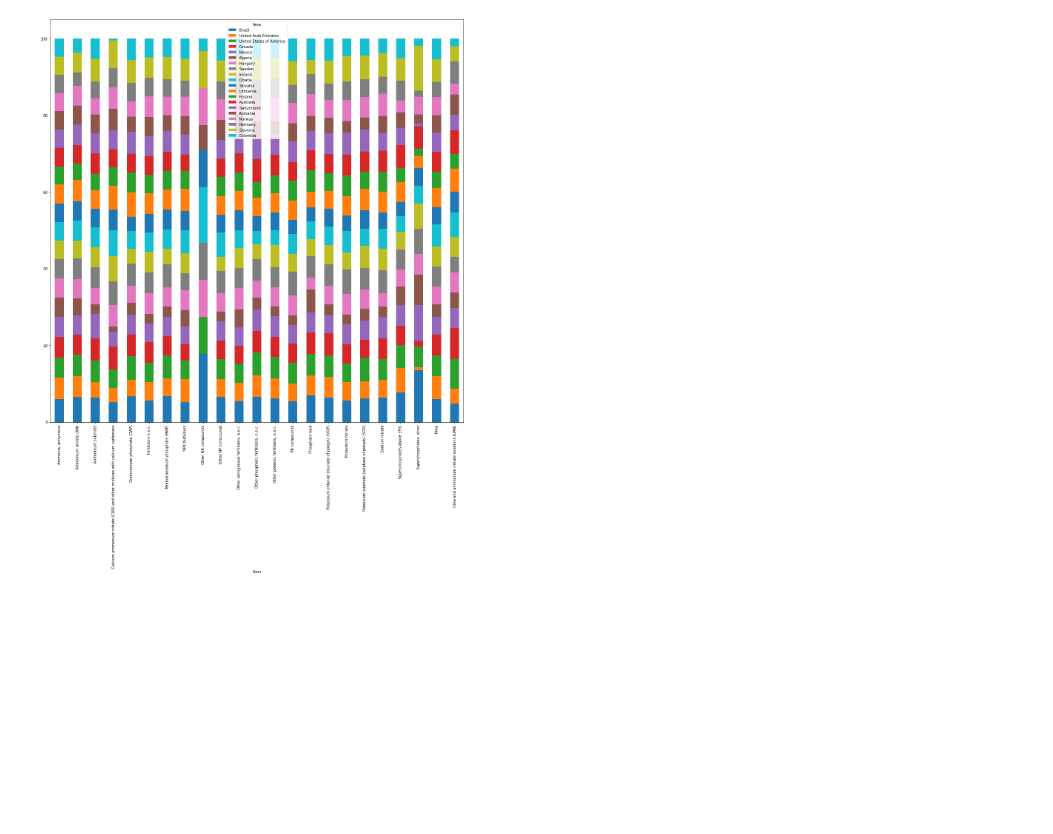
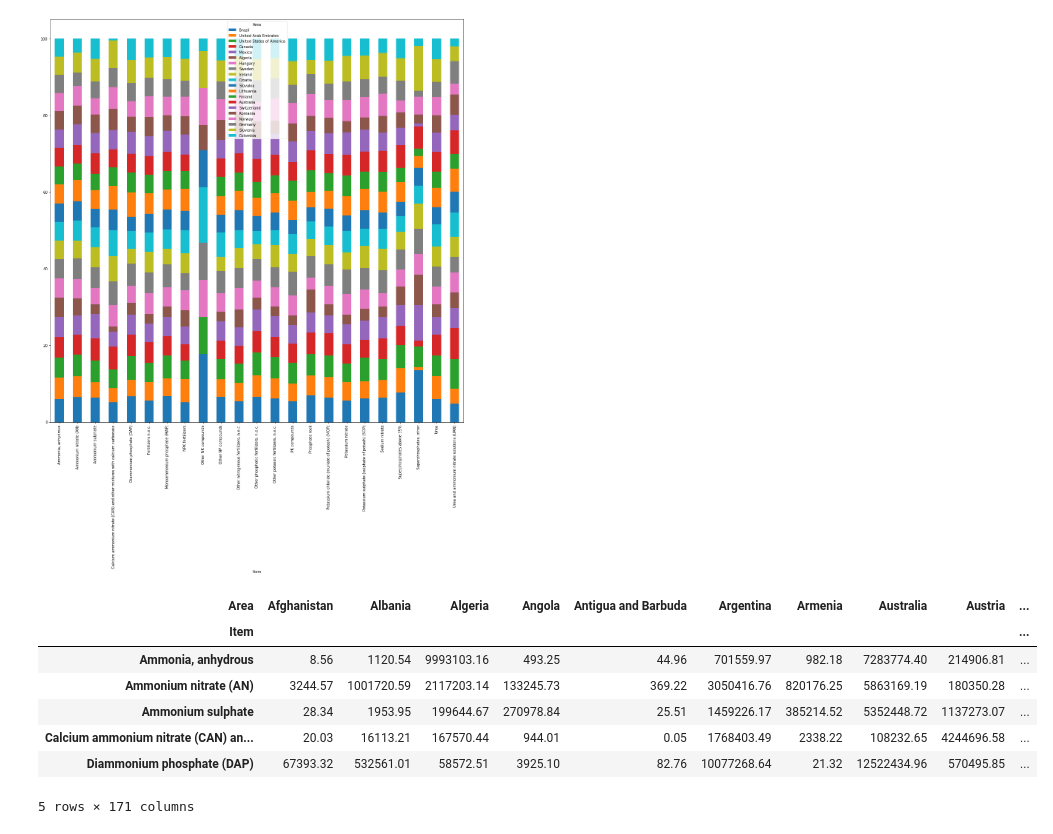
Before and after one commit to JSemelhago/DFManipulationComparison, a Jupyter notebook: src/DataframeManipulationTypes.ipynb, the cells around one changed output. Cells and saved outputs as stored; diff of their text form; code cells hidden in the pictures; blank space fills up the shorter version.

```diff
--- a/src/DataframeManipulationTypes.ipynb
+++ b/src/DataframeManipulationTypes.ipynb
@@ -231,4 +231,18 @@ final_times['iterrow'] = np.mean(store_time)
 time_std[5] = np.std(store_time)
 
 dfrows.head()
+# %%
+dffinal = dfpivot.copy(deep=False)
+
+dffinal = dffinal.T
+dffinal.head()
+# %% [output]
+| Area | Afghanistan | Albania | Algeria | Angola | Antigua and Barbuda | Argentina | Armenia | Australia | Austria | ... |
+| Item |  |  |  |  |  |  |  |  |  | ... |
+| Ammonia, anhydrous | 8.56 | 1120.54 | 9993103.16 | 493.25 | 44.96 | 701559.97 | 982.18 | 7283774.40 | 214906.81 | ... |
+| Ammonium nitrate (AN) | 3244.57 | 1001720.59 | 2117203.14 | 133245.73 | 369.22 | 3050416.76 | 820176.25 | 5863169.19 | 180350.28 | ... |
+| Ammonium sulphate | 28.34 | 1953.95 | 199644.67 | 270978.84 | 25.51 | 1459226.17 | 385214.52 | 5352448.72 | 1137273.07 | ... |
+| Calcium ammonium nitrate (CAN) an... | 20.03 | 16113.21 | 167570.44 | 944.01 | 0.05 | 1768403.49 | 2338.22 | 108232.65 | 4244696.58 | ... |
+| Diammonium phosphate (DAP) | 67393.32 | 532561.01 | 58572.51 | 3925.10 | 82.76 | 10077268.64 | 21.32 | 12522434.96 | 570495.85 | ... |
+5 rows × 171 columns
 # %%
```
Also changed, not shown: parts of 4 cells of this notebook, 4 other files.
